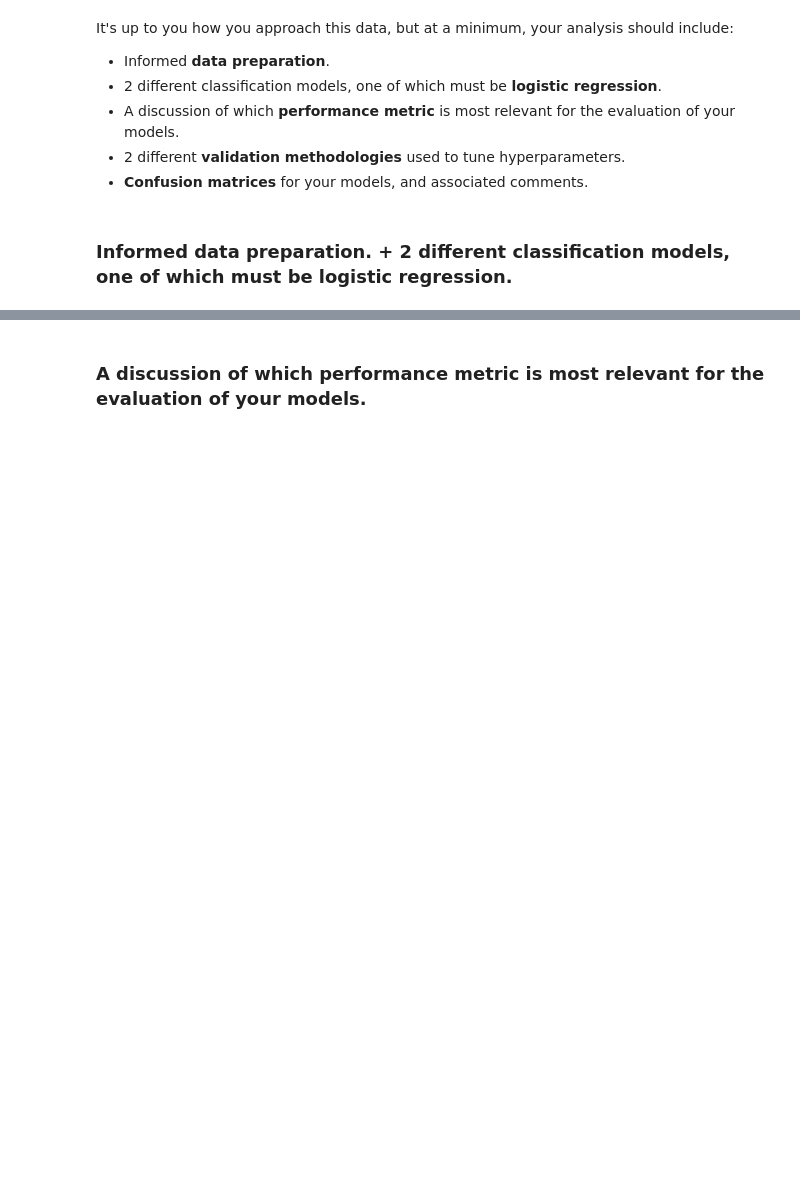
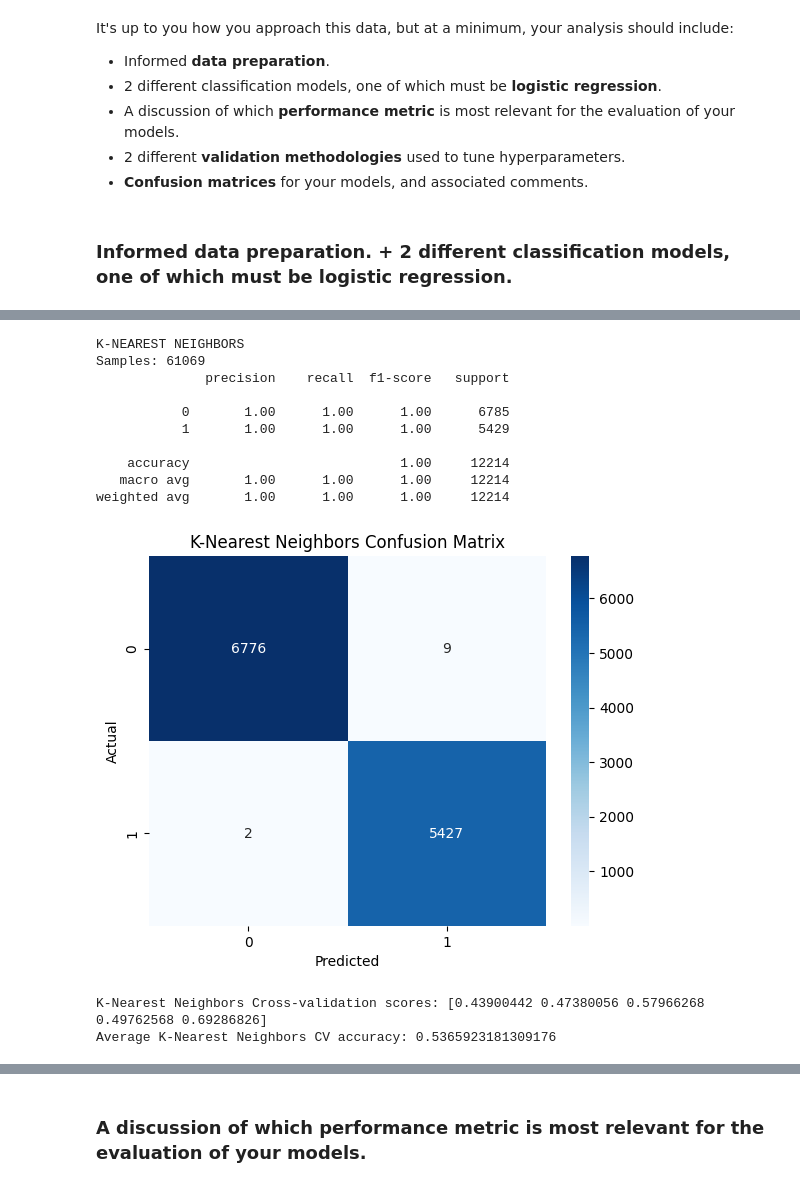
Before and after one commit to JonasPHenriksen/ML-Assignments, a Jupyter notebook: 4. Mushroom foraging/4. Mushroom foraging.ipynb, the cells around one changed output, grey strips where cells are left out. Cells and saved outputs as stored; diff of their text form; code cells hidden in the pictures; blank space fills up the shorter version.

```diff
--- a/4. Mushroom foraging/4. Mushroom foraging.ipynb
+++ b/4. Mushroom foraging/4. Mushroom foraging.ipynb
@@ -150,0 +196,38 @@ plt.show()
+# %%
+# K-Nearest Neighbors
+from sklearn.neighbors import KNeighborsClassifier
+
+knn_model = KNeighborsClassifier(n_neighbors=5)
+knn_model.fit(X_train, y_train)
+
+y_pred_knn = knn_model.predict(X_test)
+
+print("K-NEAREST NEIGHBORS")
+print(f"Samples: {df.shape[0]}")
+print(classification_report(y_test, y_pred_knn))
+
+cm_knn = confusion_matrix(y_test, y_pred_knn)
+sns.heatmap(cm_knn, annot=True, fmt="d", cmap="Blues", xticklabels=np.unique(y), yticklabels=np.unique(y))
+plt.title("K-Nearest Neighbors Confusion Matrix")
+plt.xlabel("Predicted")
+plt.ylabel("Actual")
+plt.show()
+
+from sklearn.model_selection import cross_val_score
+knn_scores = cross_val_score(knn_model, X, y, cv=5, scoring='accuracy')
+print("K-Nearest Neighbors Cross-validation scores:", knn_scores)
+print("Average K-Nearest Neighbors CV accuracy:", np.mean(knn_scores))
+# %% [output]
+K-NEAREST NEIGHBORS
+Samples: 61069
+              precision    recall  f1-score   support
+
+           0       1.00      1.00      1.00      6785
+           1       1.00      1.00      1.00      5429
+
+    accuracy                           1.00     12214
+   macro avg       1.00      1.00      1.00     12214
+weighted avg       1.00      1.00      1.00     12214
+[figure, added]
+K-Nearest Neighbors Cross-validation scores: [0.43900442 0.47380056 0.57966268 0.49762568 0.69286826]
+Average K-Nearest Neighbors CV accuracy: 0.5365923181309176
```
Also changed, not shown: parts of 9 cells of this notebook.
